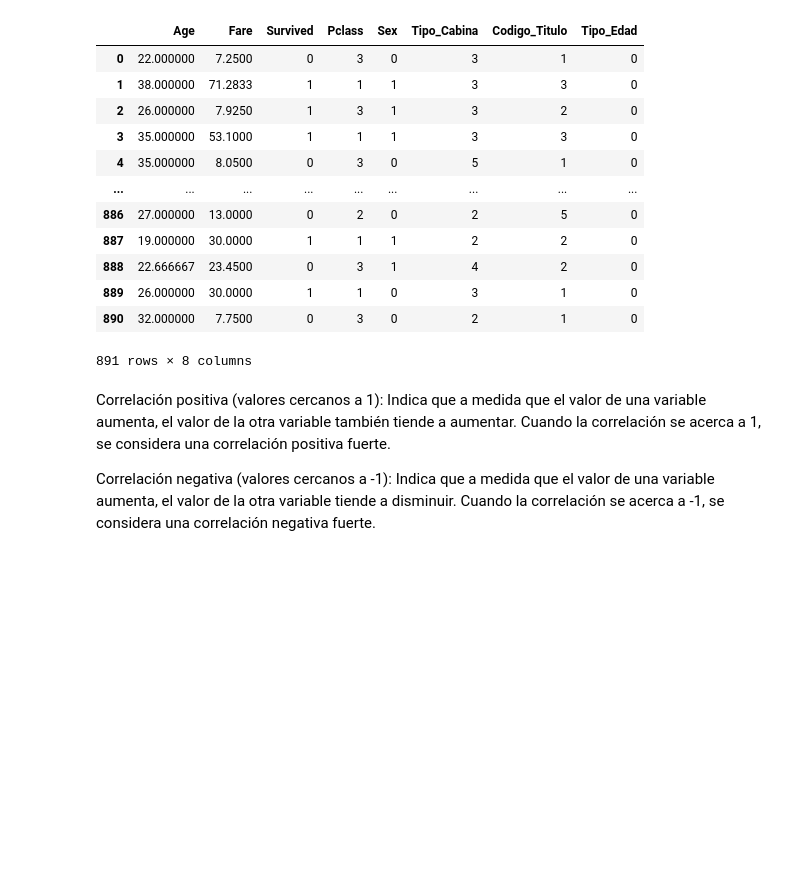
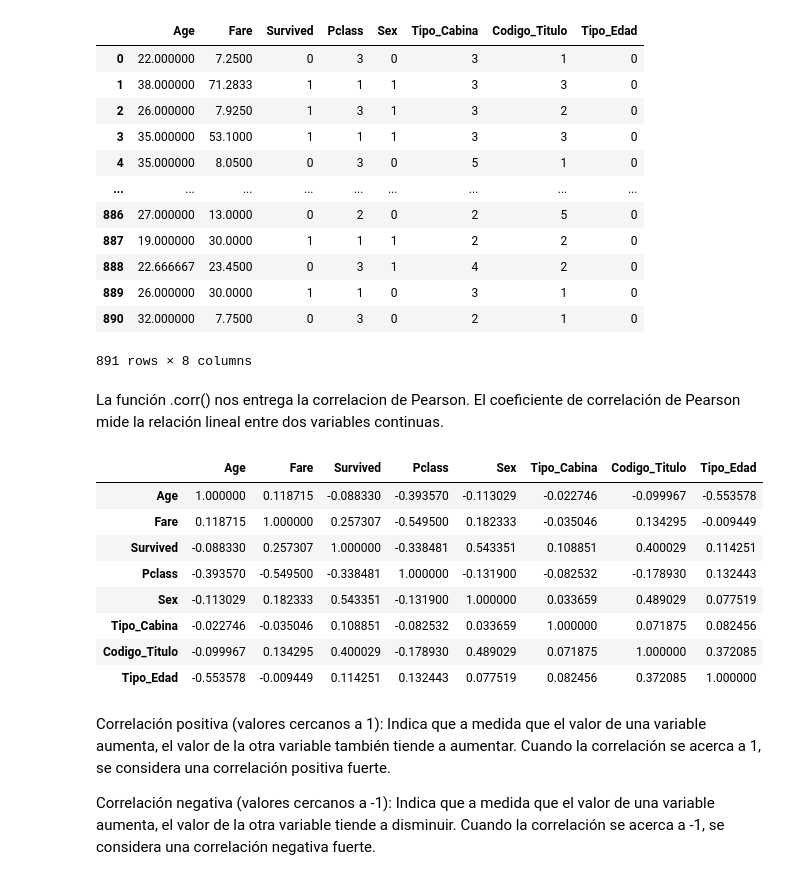
Before and after one commit to arielgiamportone/Mujeres-y-Ni-os-primeros_El-Titanic, a Jupyter notebook: Análisis_Mujeres_y_niños_primero_Titanic.ipynb, the cells around one changed output. Cells and saved outputs as stored; diff of their text form; code cells hidden in the pictures; blank space fills up the shorter version.

```diff
--- a/Análisis_Mujeres_y_niños_primero_Titanic.ipynb
+++ b/Análisis_Mujeres_y_niños_primero_Titanic.ipynb
@@ -1199,4 +1205,19 @@ subset_numerico_df_Titanic
 | 889 | 26.000000 | 30.0000 | 1 | 1 | 0 | 3 | 1 | 0 |
 | 890 | 32.000000 | 7.7500 | 0 | 3 | 0 | 2 | 1 | 0 |
 891 rows × 8 columns
+# %% [markdown]
+La función .corr() nos entrega la correlacion de Pearson. El coeficiente de correlación de Pearson mide la relación lineal entre dos variables continuas.
+# %%
+correlation_matrix = subset_numerico_df_Titanic.corr()
+correlation_matrix
+# %% [output]
+|  | Age | Fare | Survived | Pclass | Sex | Tipo_Cabina | Codigo_Titulo | Tipo_Edad |
+| Age | 1.000000 | 0.118715 | -0.088330 | -0.393570 | -0.113029 | -0.022746 | -0.099967 | -0.553578 |
+| Fare | 0.118715 | 1.000000 | 0.257307 | -0.549500 | 0.182333 | -0.035046 | 0.134295 | -0.009449 |
+| Survived | -0.088330 | 0.257307 | 1.000000 | -0.338481 | 0.543351 | 0.108851 | 0.400029 | 0.114251 |
+| Pclass | -0.393570 | -0.549500 | -0.338481 | 1.000000 | -0.131900 | -0.082532 | -0.178930 | 0.132443 |
+| Sex | -0.113029 | 0.182333 | 0.543351 | -0.131900 | 1.000000 | 0.033659 | 0.489029 | 0.077519 |
+| Tipo_Cabina | -0.022746 | -0.035046 | 0.108851 | -0.082532 | 0.033659 | 1.000000 | 0.071875 | 0.082456 |
+| Codigo_Titulo | -0.099967 | 0.134295 | 0.400029 | -0.178930 | 0.489029 | 0.071875 | 1.000000 | 0.372085 |
+| Tipo_Edad | -0.553578 | -0.009449 | 0.114251 | 0.132443 | 0.077519 | 0.082456 | 0.372085 | 1.000000 |
 # %%
```
Also changed, not shown: parts of 11 cells of this notebook.
